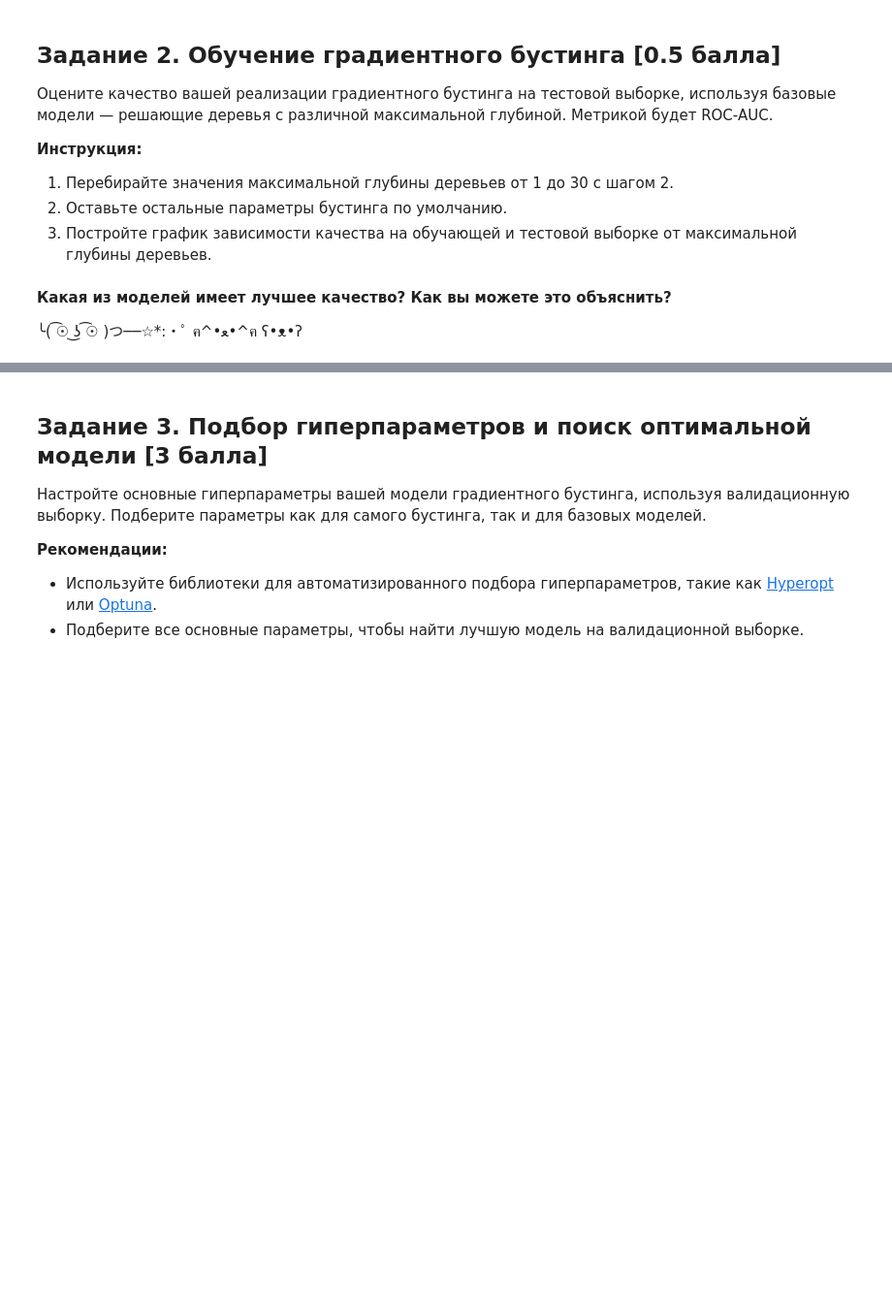
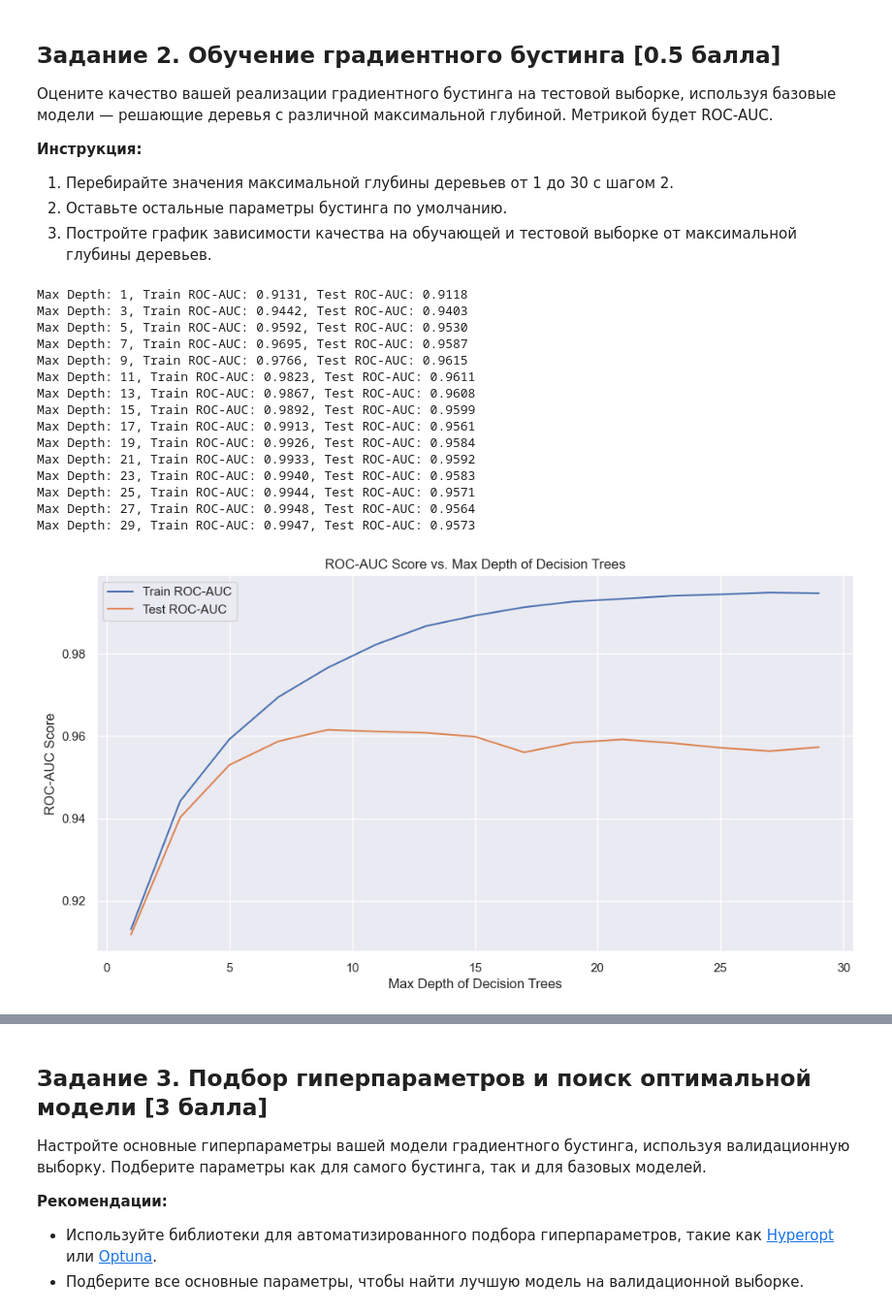
Before and after one commit to KoryakovDmitry/mai-ml-boosting-lab7, a Jupyter notebook: ML MAI & SBER. Boosting LAB7.ipynb, the cells around one changed output, grey strips where cells are left out. Shown at 97% size. Saved outputs shown, nothing was run; the diff lists cells and outputs as text; code cells hidden in the pictures; blank space fills up the shorter version.

```diff
--- a/ML MAI & SBER. Boosting LAB7.ipynb
+++ b/ML MAI & SBER. Boosting LAB7.ipynb
@@ -141,4 +134,60 @@ depths = range(1, 30, 2)
-# %% [markdown]
-**Какая из моделей имеет лучшее качество? Как вы можете это объяснить?**
-
-╰( ͡☉ ͜ʖ ͡☉ )つ──☆*:・ﾟ   ฅ^•ﻌ•^ฅ   ʕ•ᴥ•ʔ
+# %%
+from sklearn.tree import DecisionTreeRegressor
+
+results = {
+    'train': [],
+    'test': [],
+    'depth': []
+}
+
+depths = range(1, 30, 2)
+
+for depth in depths:
+    boosting = Boosting(
+        base_model_class=DecisionTreeRegressor,
+        base_model_params={'max_depth': depth},
+        n_estimators=50,  # keeping it moderate for the sake of runtime
+        learning_rate=0.1,
+        subsample=0.3,
+        early_stopping_rounds=5,
+        plot=False
+    )
+
+    boosting.fit(x_train, y_train, x_valid, y_valid)
+
+    train_auc = boosting.score(x_train, y_train)
+    test_auc = boosting.score(x_test, y_test)
+
+    results['train'].append(train_auc)
+    results['test'].append(test_auc)
+    results['depth'].append(depth)
+
+    print(f'Max Depth: {depth}, Train ROC-AUC: {train_auc:.4f}, Test ROC-AUC: {test_auc:.4f}')
+
+# Plotting the results
+plt.figure(figsize=(12, 6))
+plt.plot(results['depth'], results['train'], label='Train ROC-AUC')
+plt.plot(results['depth'], results['test'], label='Test ROC-AUC')
+plt.xlabel('Max Depth of Decision Trees')
+plt.ylabel('ROC-AUC Score')
+plt.title('ROC-AUC Score vs. Max Depth of Decision Trees')
+plt.legend()
+plt.grid(True)
+plt.show()
+# %% [output]
+Max Depth: 1, Train ROC-AUC: 0.9131, Test ROC-AUC: 0.9118
+Max Depth: 3, Train ROC-AUC: 0.9442, Test ROC-AUC: 0.9403
+Max Depth: 5, Train ROC-AUC: 0.9592, Test ROC-AUC: 0.9530
+Max Depth: 7, Train ROC-AUC: 0.9695, Test ROC-AUC: 0.9587
+Max Depth: 9, Train ROC-AUC: 0.9766, Test ROC-AUC: 0.9615
+Max Depth: 11, Train ROC-AUC: 0.9823, Test ROC-AUC: 0.9611
+Max Depth: 13, Train ROC-AUC: 0.9867, Test ROC-AUC: 0.9608
+Max Depth: 15, Train ROC-AUC: 0.9892, Test ROC-AUC: 0.9599
+Max Depth: 17, Train ROC-AUC: 0.9913, Test ROC-AUC: 0.9561
+Max Depth: 19, Train ROC-AUC: 0.9926, Test ROC-AUC: 0.9584
+Max Depth: 21, Train ROC-AUC: 0.9933, Test ROC-AUC: 0.9592
+Max Depth: 23, Train ROC-AUC: 0.9940, Test ROC-AUC: 0.9583
+Max Depth: 25, Train ROC-AUC: 0.9944, Test ROC-AUC: 0.9571
+Max Depth: 27, Train ROC-AUC: 0.9948, Test ROC-AUC: 0.9564
+Max Depth: 29, Train ROC-AUC: 0.9947, Test ROC-AUC: 0.9573
+[figure, added]
```
Also changed, not shown: parts of 5 cells of this notebook, 2 other files.
